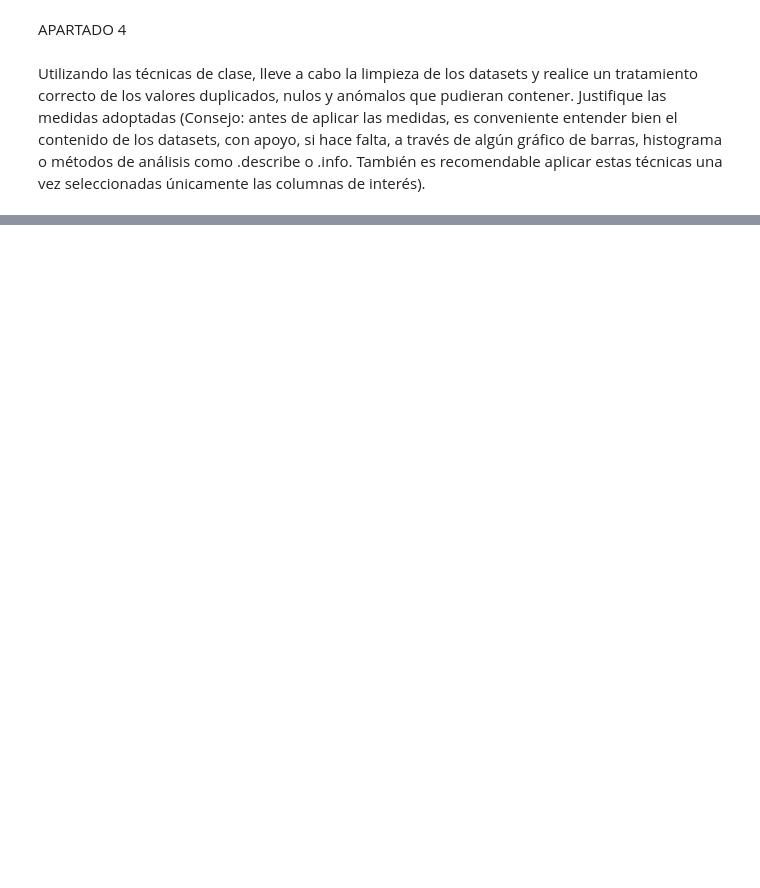
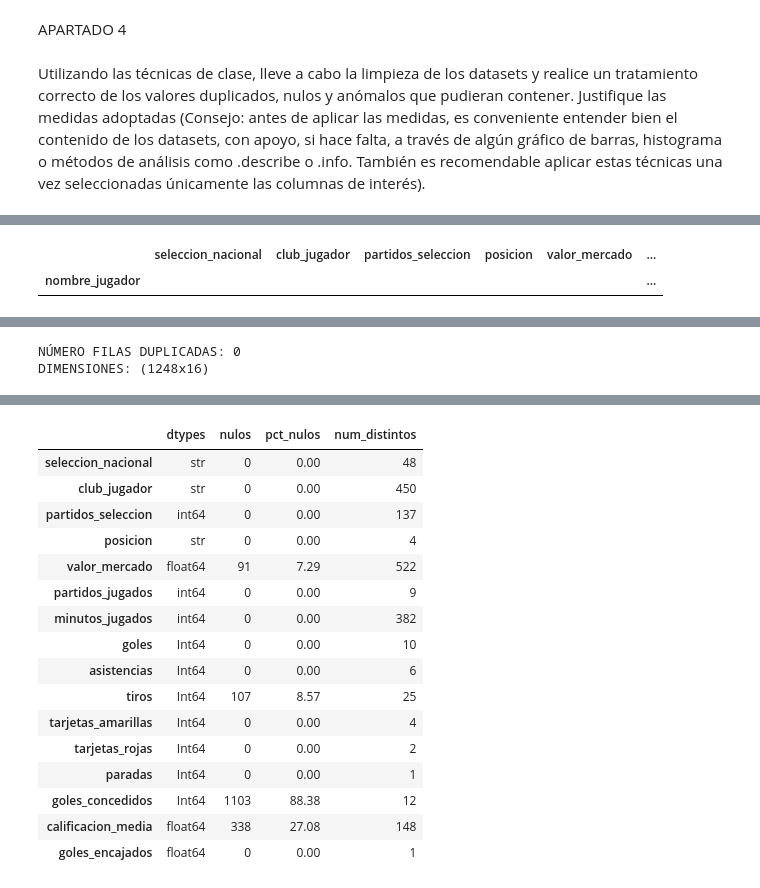
Before and after one commit to gonzalotorrentebelio/World-Cup-Spain, a Jupyter notebook: bloque1.ipynb, the cells around one changed output, grey strips where cells are left out. Drawn from its saved outputs; the diff is of its cells as text; code cells hidden in the pictures; blank space fills up the shorter version.

Commit message:
Apartado 4 terminado. 3 retocado

```diff
--- a/bloque1.ipynb
+++ b/bloque1.ipynb
@@ -1011,0 +1044,6 @@ partidos = partidos.replace("usa", "USA")
+# %%
+#JUGADORES
+#Visualizamos datos
+display(resumen(jugadores))
+for i in jugadores.select_dtypes(exclude="number").columns:
+    display(jugadores[i].value_counts(dropna=False))
@@ -1011,0 +1121,45 @@ partidos = partidos.replace("usa", "USA")
+# %%
+
+
+#hay 1241 nombres distintos para 1248 jugadores
+mascara = jugadores.index.duplicated()
+
+display(jugadores[mascara])
+# Nombres truncados ("Mc"): tomamos el nombre completo de player_stats (mismo orden de filas que squads)
+nombres_completos = df_squads_players["player_id"].map(stats["player_name"]).values
+jugadores.index = np.where(jugadores.index == "Mc", nombres_completos, jugadores.index)
+
+# Homónimos (Ali Ahmed): añadimos la selección al nombre
+mascara_rep = jugadores.index.duplicated(keep=False)
+jugadores.index = np.where(mascara_rep, jugadores.index + " (" + jugadores["seleccion_nacional"] + ")", jugadores.index)
+
+jugadores.index.name = "nombre_jugador"   # np.where pierde el nombre del índice, lo volvemos a poner
+
+# Codificación rota en los nombres de club (p. ej. "Be ş ikta ş  JK" -> "Beşiktaş JK")
+jugadores["club_jugador"] = jugadores["club_jugador"].str.replace(" ş ", "ş", regex=False) # texto litearal, no expresion regular
+jugadores["club_jugador"] = jugadores["club_jugador"].str.replace(" ń ", "ń", regex=False)
+
+# Jugadores que no juegan (0 partidos y 0 minutos): sus estadísticas de conteo son 0, no un dato desconocido
+mascara_no_jugo = jugadores["minutos_jugados"] == 0
+for i in ["goles", "asistencias", "tiros", "tarjetas_amarillas", "tarjetas_rojas"]:
+    jugadores.loc[mascara_no_jugo, i] = 0
+
+# Paradas y goles concedidos solo aplican a porteros: en el resto ponemos 0
+mascara_campo = jugadores["posicion"] != "porter"
+jugadores.loc[mascara_campo, "paradas"] = 0
+jugadores.loc[mascara_campo, "goles_encajados"] = 0
+
+# Calificación 0: son jugadores con 1-2 minutos sin valoración real -> nulo (se imputa en el aprtado 7)
+jugadores.loc[jugadores["calificacion_media"] == 0, "calificacion_media"] =np.nan
+
+# Valor de mercado 0: un jugador internacional no vale 0 -> nulo (se imputa en el apartado 7)
+jugadores.loc[jugadores["valor_mercado"] == 0, "valor_mercado"] = np.nan
+
+# Incoherencia: jugadores con más goles que tiros (un gol exige al menos un tiro)
+mascara_tiros = jugadores["goles"] > jugadores["tiros"]
+jugadores.loc[mascara_tiros, "tiros"] = jugadores
+
+# Comprobaciones
+display(jugadores[jugadores.index.duplicated()])   # debe salir vacío
+display(resumen(jugadores))
+# %% [output]
@@ -1011,0 +1175,2 @@ partidos = partidos.replace("usa", "USA")
+|  | seleccion_nacional | club_jugador | partidos_seleccion | posicion | valor_mercado | ... |
+| nombre_jugador |  |  |  |  |  | ... |
@@ -1011,0 +1184,2 @@ partidos = partidos.replace("usa", "USA")
+NÚMERO FILAS DUPLICADAS: 0
+DIMENSIONES: (1248x16)
@@ -1011,0 +1195,17 @@ partidos = partidos.replace("usa", "USA")
+|  | dtypes | nulos | pct_nulos | num_distintos |
+| seleccion_nacional | str | 0 | 0.00 | 48 |
+| club_jugador | str | 0 | 0.00 | 450 |
+| partidos_seleccion | int64 | 0 | 0.00 | 137 |
+| posicion | str | 0 | 0.00 | 4 |
+| valor_mercado | float64 | 91 | 7.29 | 522 |
+| partidos_jugados | int64 | 0 | 0.00 | 9 |
+| minutos_jugados | int64 | 0 | 0.00 | 382 |
+| goles | Int64 | 0 | 0.00 | 10 |
+| asistencias | Int64 | 0 | 0.00 | 6 |
+| tiros | Int64 | 107 | 8.57 | 25 |
+| tarjetas_amarillas | Int64 | 0 | 0.00 | 4 |
+| tarjetas_rojas | Int64 | 0 | 0.00 | 2 |
+| paradas | Int64 | 0 | 0.00 | 1 |
+| goles_concedidos | Int64 | 1103 | 88.38 | 12 |
+| calificacion_media | float64 | 338 | 27.08 | 148 |
+| goles_encajados | float64 | 0 | 0.00 | 1 |
```
Also changed, not shown: parts of 11 cells of this notebook, 3 other files.
